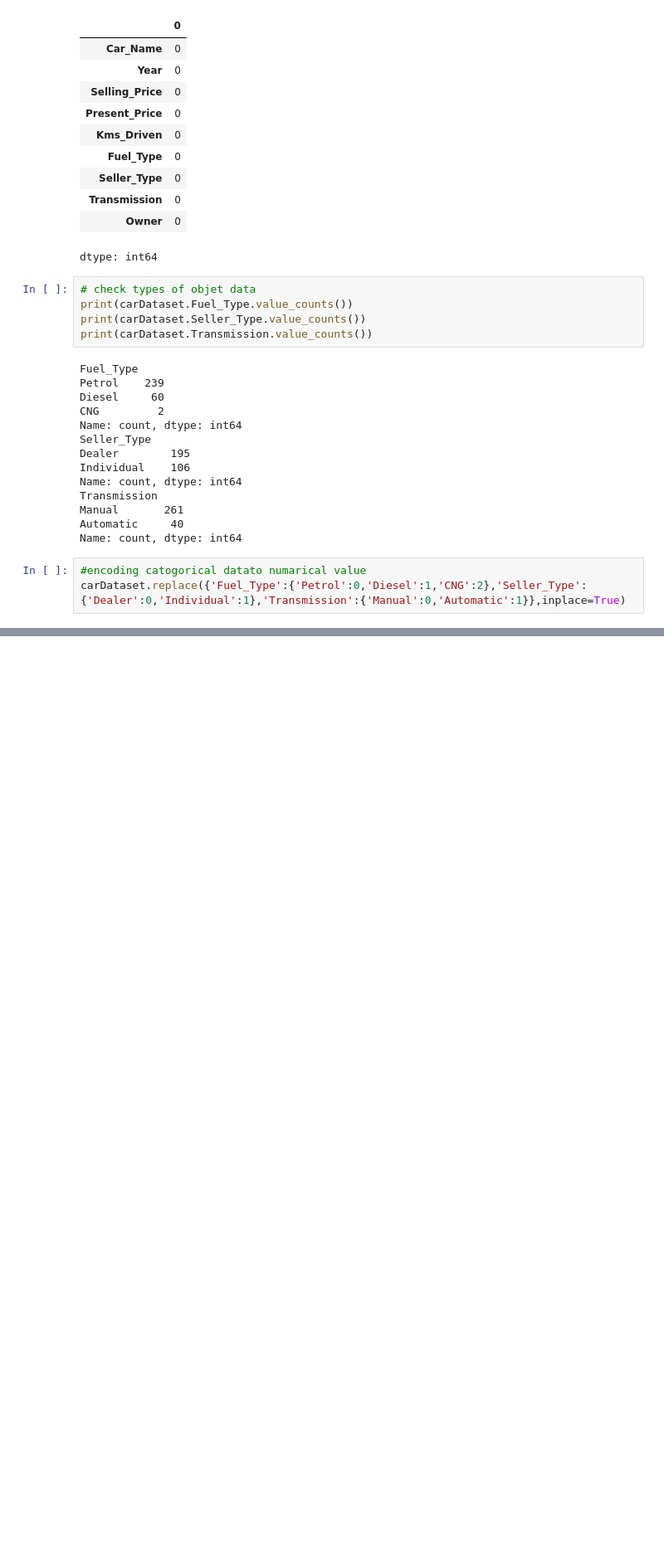
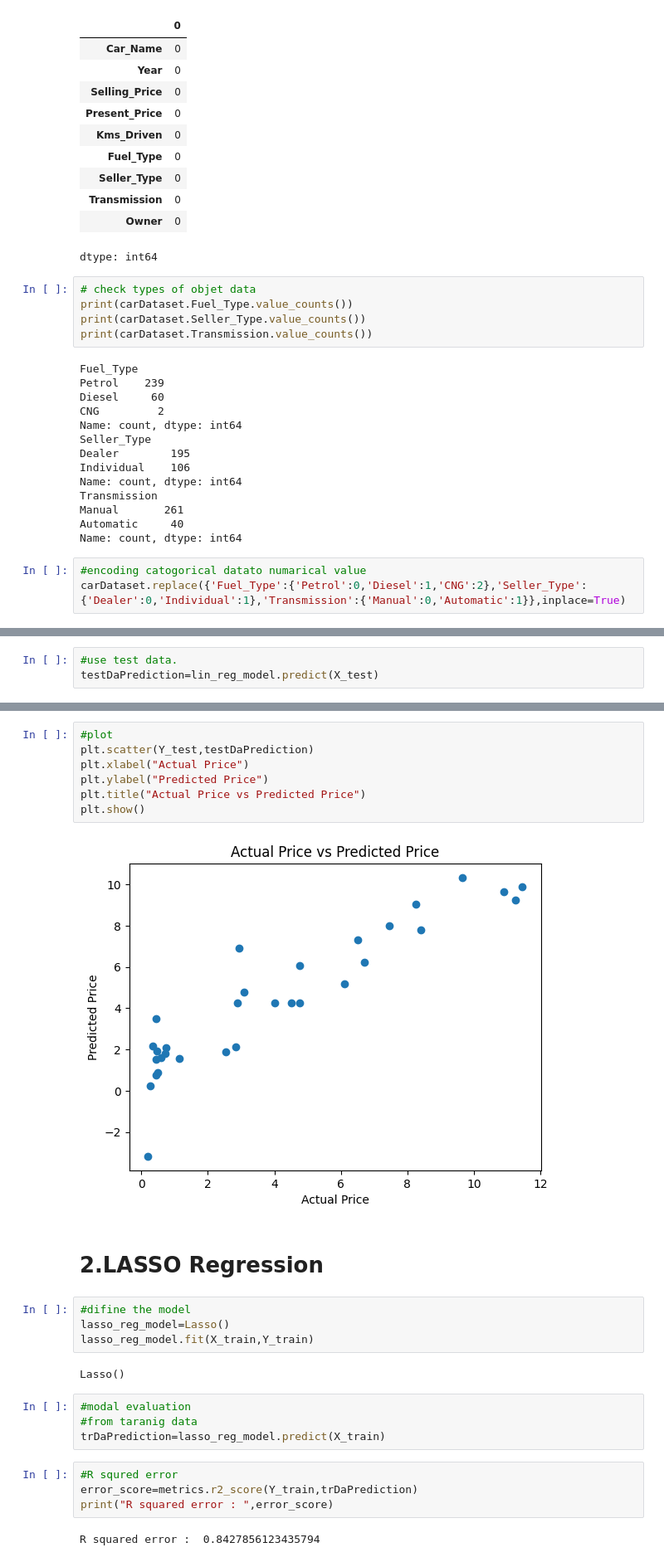
Before and after one commit to YuvinNavod/Python-Machine-Learning-Projects, a Jupyter notebook: 07_Car_Price_Prediction.ipynb, the cells around one changed output, grey strips where cells are left out. Shown: that part at 83% size. Drawn from its saved outputs; the diff is of its cells as text; blank space fills up the shorter version.

```diff
--- a/07_Car_Price_Prediction.ipynb
+++ b/07_Car_Price_Prediction.ipynb
@@ -103,0 +141,3 @@ carDataset.head()
+# %%
+#use test data.
+testDaPrediction=lin_reg_model.predict(X_test)
@@ -103,0 +150,27 @@ carDataset.head()
+# %%
+#plot
+plt.scatter(Y_test,testDaPrediction)
+plt.xlabel("Actual Price")
+plt.ylabel("Predicted Price")
+plt.title("Actual Price vs Predicted Price")
+plt.show()
+# %% [output]
+[figure, added]
+# %% [markdown]
+# 2.LASSO Regression
+# %%
+#difine the model
+lasso_reg_model=Lasso()
+lasso_reg_model.fit(X_train,Y_train)
+# %% [output]
+Lasso()
+# %%
+#modal evaluation
+#from taranig data
+trDaPrediction=lasso_reg_model.predict(X_train)
+# %%
+#R squred error
+error_score=metrics.r2_score(Y_train,trDaPrediction)
+print("R squared error : ",error_score)
+# %% [output]
+R squared error :  0.8427856123435794
```
Also changed, not shown: parts of 17 cells of this notebook.
